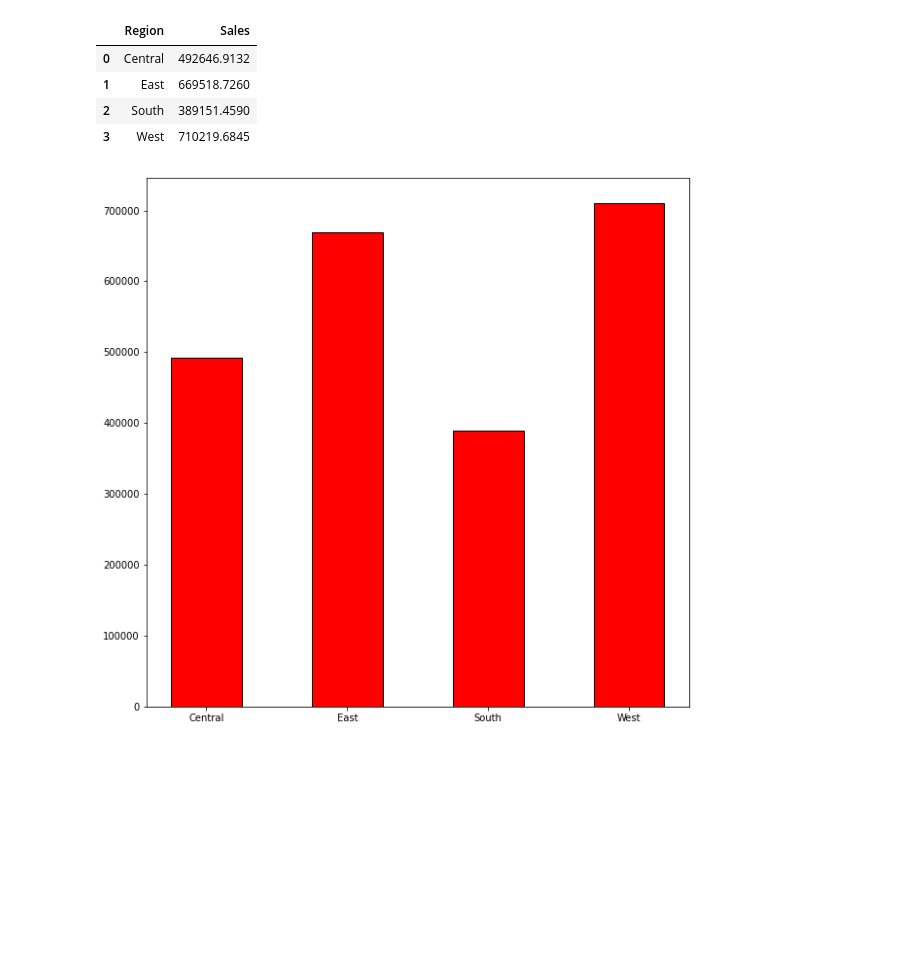
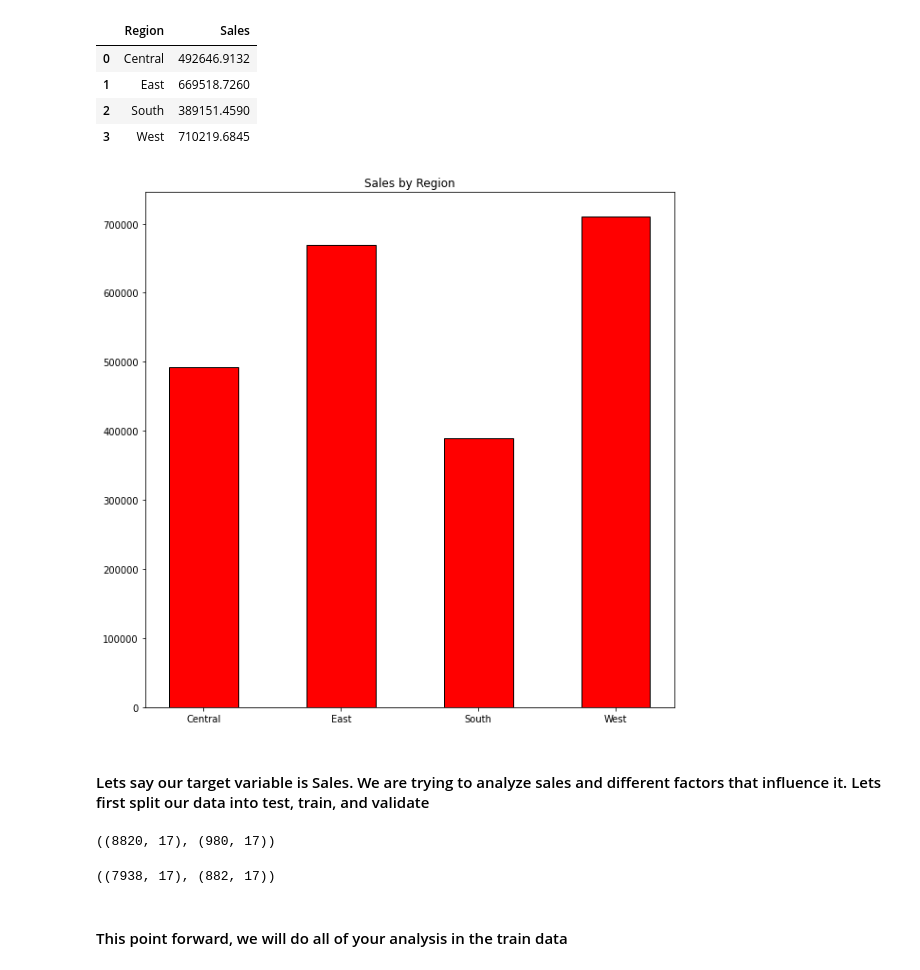
Before and after one commit to MainaliB/my_work, a Jupyter notebook: customer_data.ipynb, the cells around one changed output. Saved outputs shown, nothing was run; the diff lists cells and outputs as text; code cells hidden in the pictures; blank space fills up the shorter version.

```diff
--- a/customer_data.ipynb
+++ b/customer_data.ipynb
@@ -171 +180,3 @@ dtype: object
+# %%
+df['is_segment_consumer'] = df.Segment == "Consumer"
 # %%
@@ -395,7 +405,22 @@ regional_sales
 # %%
 plt.figure(figsize = (10,10))
 
 plt.bar(regional_sales.Region, regional_sales.Sales, ec = 'black', color = 'red', width = 0.5)
+plt.title("Sales by Region")
 plt.show()
 # %% [output]
-[figure, old version]
+[figure, new version]
+# %% [markdown]
+#### Lets say our target variable is Sales. We are trying to analyze sales and different factors that influence it. Lets first split our data into test, train, and validate
+# %%
+train_validate, test = train_test_split(df, test_size = 0.10, random_state= 123)
+train_validate.shape, test.shape
+# %% [output]
+((8820, 17), (980, 17))
+# %%
+train, validate = train_test_split(train_validate, test_size = 0.10, random_state = 123)
+train.shape, validate.shape
+# %% [output]
+((7938, 17), (882, 17))
+# %% [markdown]
+#### This point forward, we will do all of your analysis in the train data
```
Also changed, not shown: parts of 22 cells of this notebook.
